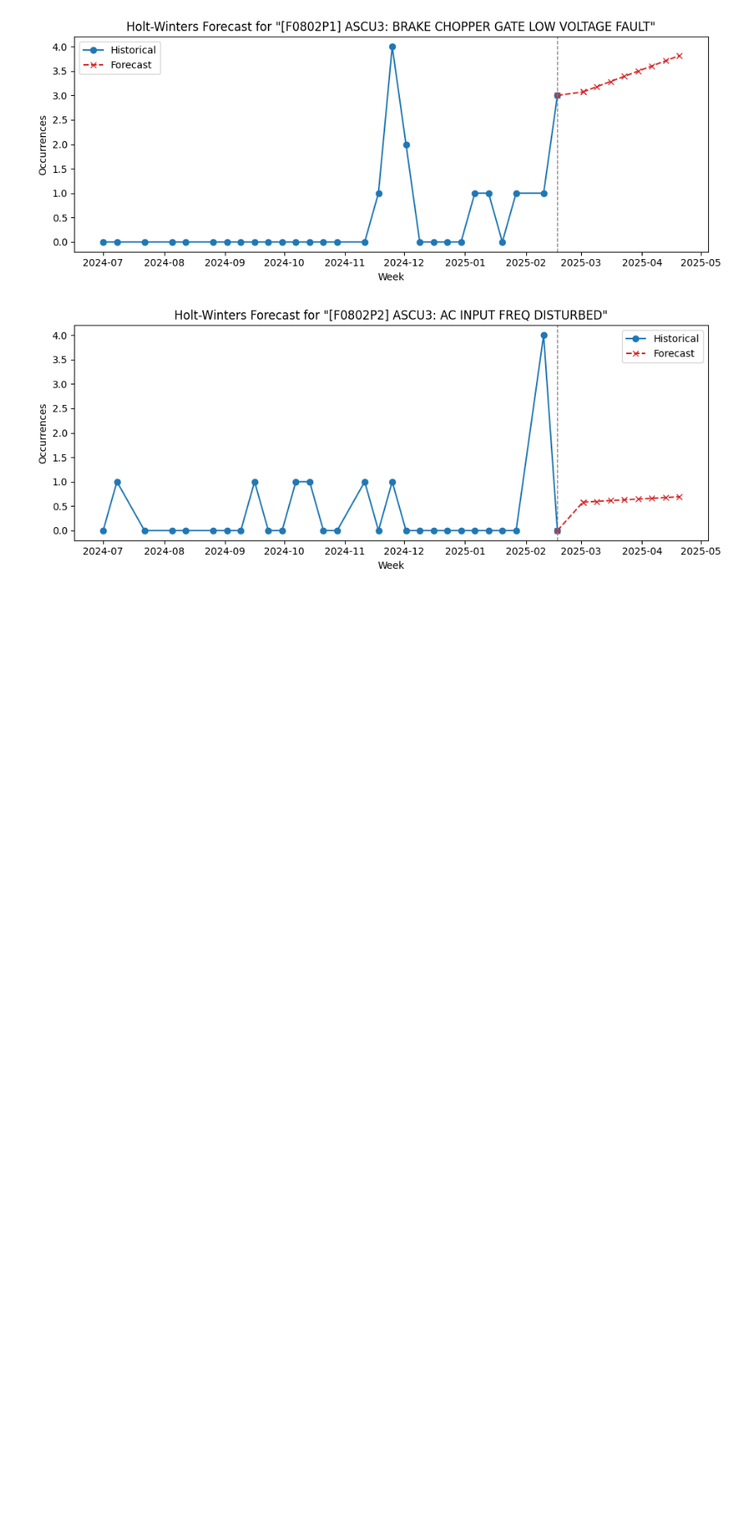
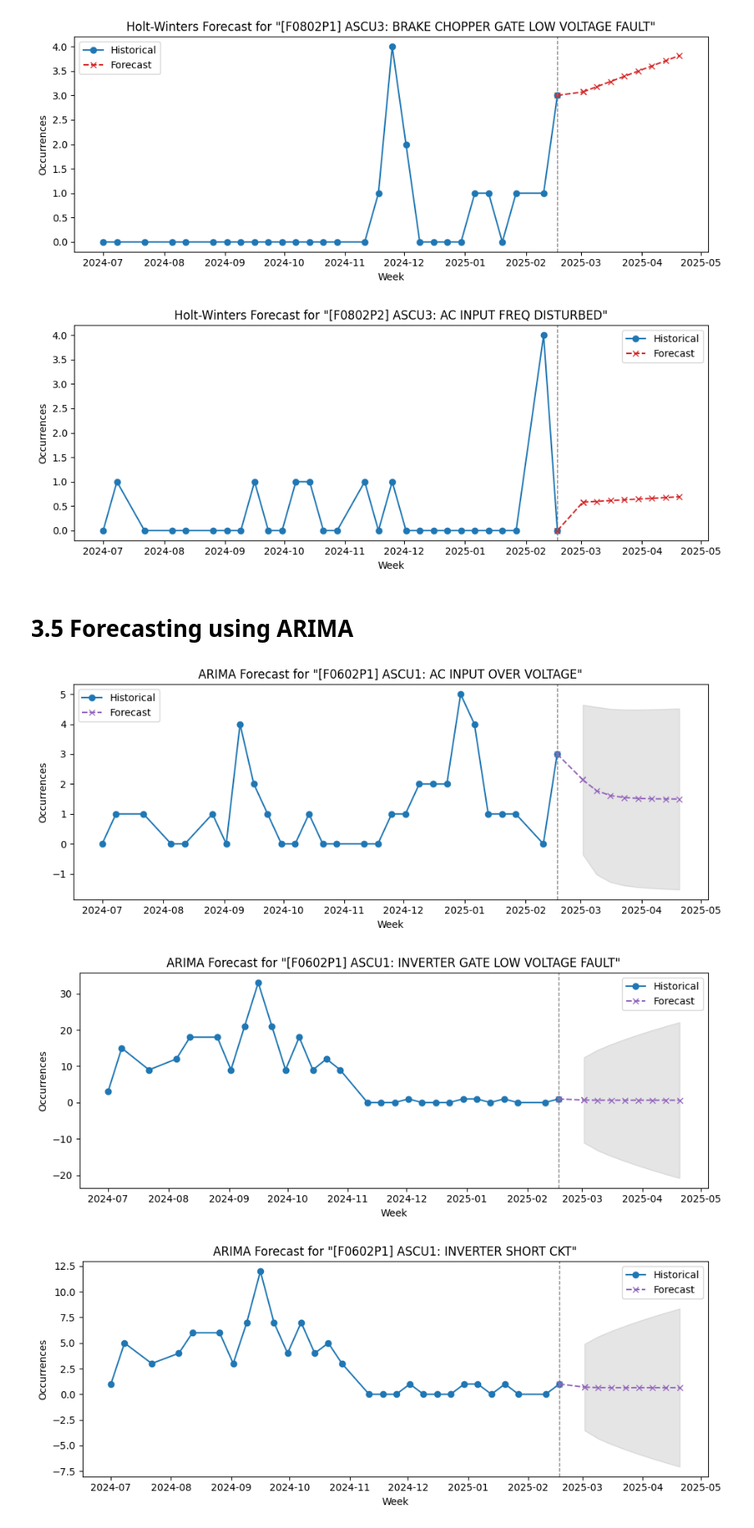
Before and after one commit to jasurlive/THESIS_WSU, a Jupyter notebook: final.ipynb, the cells around one changed output. Shown at 82% size. Saved outputs shown, nothing was run; the diff lists cells and outputs as text; code cells hidden in the pictures; blank space fills up the shorter version.

Commit message:
3.5 ARIMA method added

```diff
--- a/final.ipynb
+++ b/final.ipynb
@@ -300,3 +300,48 @@ for fault in top10.columns:
 [figure]
 [figure]
 [figure]
+# %% [markdown]
+# 3.5 Forecasting using ARIMA
+# %%
+# Forecasting using ARIMA for each top 10 fault (annoying warnings suppressed)
+
+import warnings
+from statsmodels.tsa.arima.model import ARIMA
+import matplotlib.pyplot as plt
+
+warnings.filterwarnings("ignore")
+
+forecast_horizon = 8
+
+for fault in top10.columns:
+    y = top10[fault].values
+    index = top10.index
+
+    try:
+        model = ARIMA(y, order=(1,1,1))
+        results = model.fit()
+        forecast = results.get_forecast(steps=forecast_horizon)
+        pred_mean = forecast.predicted_mean
+        pred_ci = forecast.conf_int()
+
+        forecast_index = pd.date_range(index[-1], periods=forecast_horizon+1, freq="W")[1:]
+
+        plt.figure(figsize=(10, 4))
+        plt.plot(index, y, marker="o", label="Historical", color="tab:blue")
+        # Connect last historical point to first forecast point
+        plt.plot([index[-1], forecast_index[0]], [y[-1], pred_mean[0]], color="tab:purple", linestyle="--", marker="x")
+        plt.plot(forecast_index, pred_mean, marker="x", linestyle="--", color="tab:purple", label="Forecast")
+        plt.fill_between(forecast_index, pred_ci[:, 0], pred_ci[:, 1], color="gray", alpha=0.2)
+        plt.axvline(x=index[-1], color="gray", linestyle="dashed", linewidth=1)
+        plt.title(f'ARIMA Forecast for "{fault}"')
+        plt.xlabel("Week")
+        plt.ylabel("Occurrences")
+        plt.legend()
+        plt.tight_layout()
+        plt.show()
+    except Exception as e:
+        print(f"Could not fit ARIMA for '{fault}': {e}")
+# %% [output]
+[figure, added]
+[figure, added]
+[figure, added]
```
Also changed, not shown: parts of 3 cells of this notebook, 1 other file.
